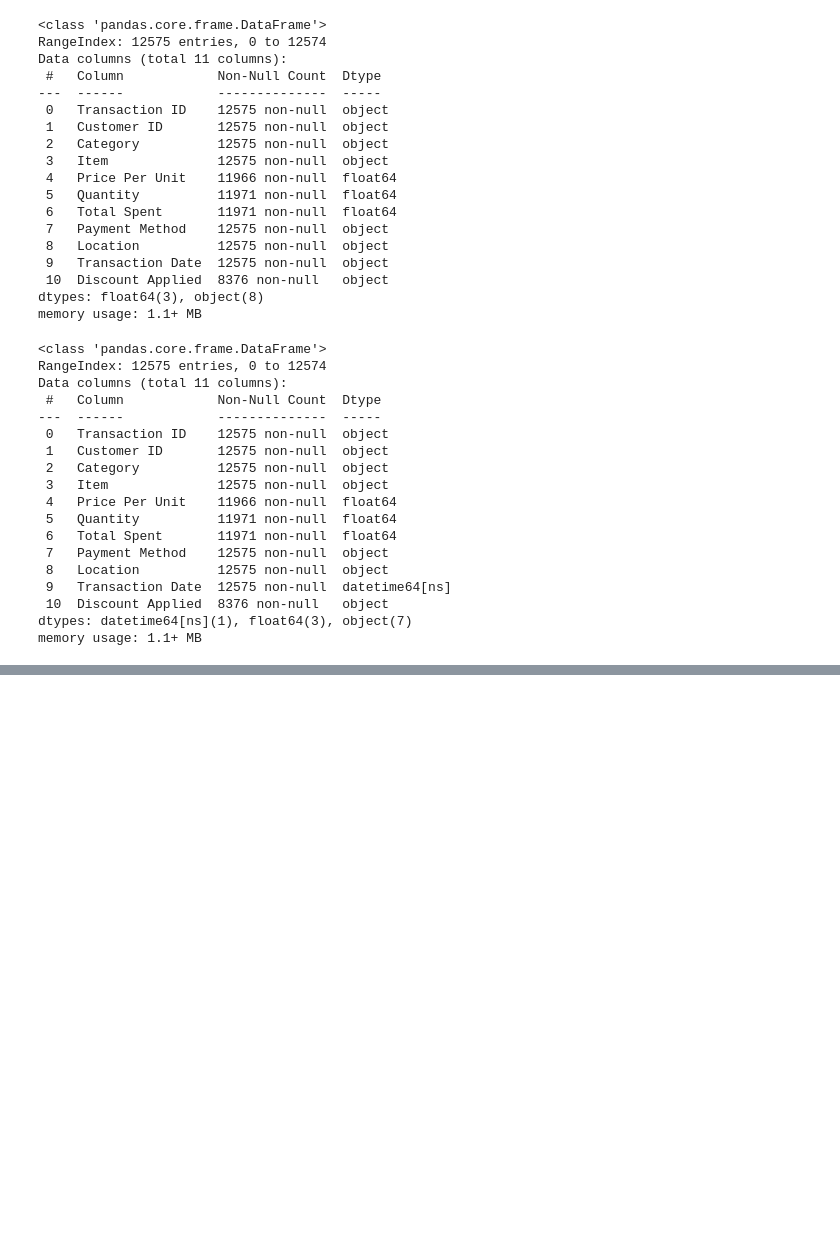
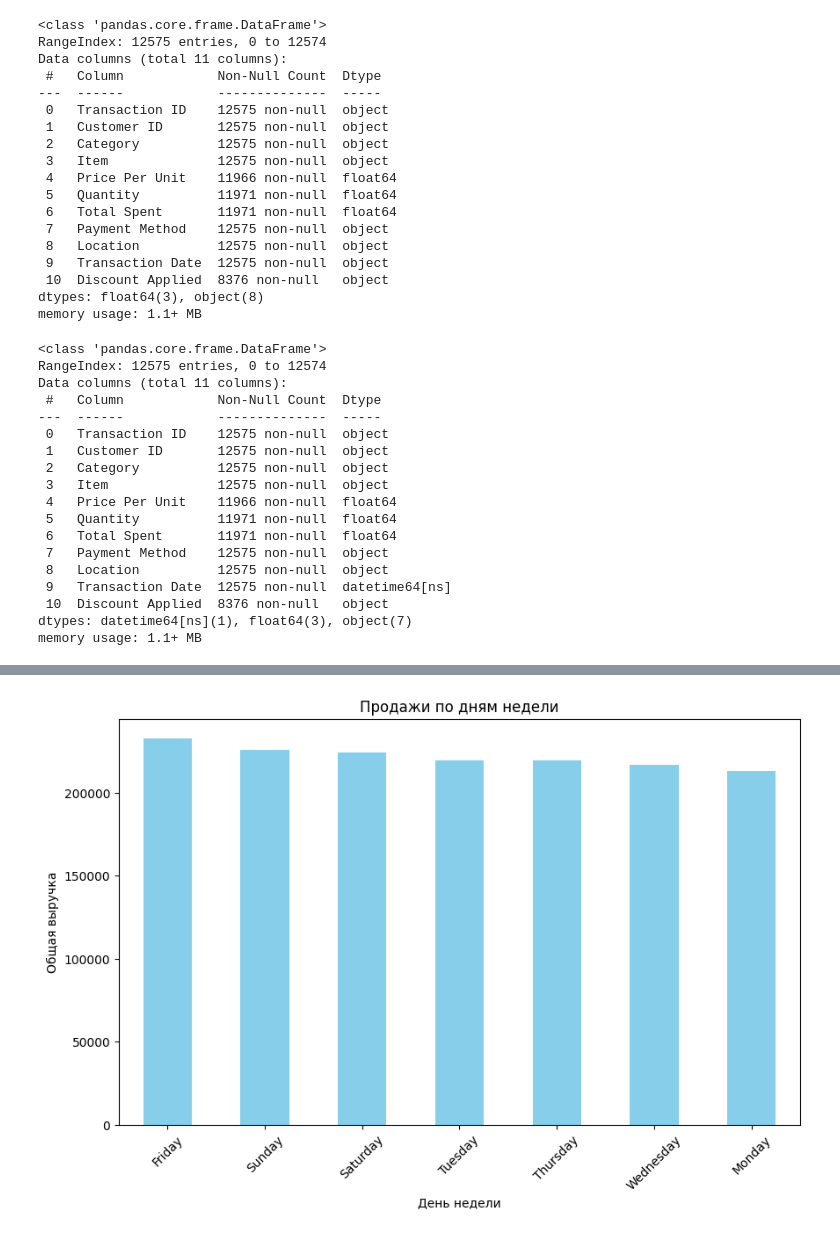
Before and after one commit to Alexey9991984/DataAnalysisPractice, a Jupyter notebook: notebooks/retail store sales clean.ipynb, the cells around one changed output, grey strips where cells are left out. Drawn from its saved outputs; the diff is of its cells as text; code cells hidden in the pictures; blank space fills up the shorter version.

Commit message:
store sales - cleaned

```diff
--- a/notebooks/retail store sales clean.ipynb
+++ b/notebooks/retail store sales clean.ipynb
@@ -126,3 +136,7 @@ mismatch.head()
 | 11 | TXN_5422631 | CUST_09 | Milk Products | Unknown | NaN | 8.0 | 52.0 | Digital Wallet | ... |
 | 15 | TXN_1809665 | CUST_14 | Beverages | Unknown | 24.5 | NaN | NaN | Credit Card | ... |
 | 17 | TXN_9634894 | CUST_15 | Milk Products | Unknown | NaN | 10.0 | 275.0 | Digital Wallet | ... |
+# %%
+df.loc[df['Price Per Unit'].isnull(), 'Price Per Unit'] = df['Total Spent'] / df['Quantity']
+# filling missing values in price per unit column with total spent divided by quantity
+# заполнение пропущенных значений в колонке Price Per Unit на Total Spent деленное на Quantity
@@ -128,0 +181,4 @@ mismatch.head()
+# %%
+df['weekday'] = df['Transaction Date'].dt.day_name()
+# creating a new column with the name of the day of the week based on the transaction date column
+# создание новой колонки с названием дня недели на основе колонки Transaction Date
@@ -128,0 +194,4 @@ mismatch.head()
+# %%
+# grouping the data frame by weekday column and calculating the total spent for each day of the week
+weekly_sales = df.groupby('weekday')['Total Spent'].sum()
+# группировка датафрейма по колонке weekday и подсчет общей суммы продаж для каждого дня недели
@@ -128,0 +242,18 @@ mismatch.head()
+# %%
+
+
+# Используем твой результат группировки (убедись, что переменная weekly_sales создана)
+# Сортируем для красоты графика
+weekly_sales = weekly_sales.sort_values(ascending=False)
+
+# Строим столбчатую диаграмму
+plt.figure(figsize=(10, 6))
+weekly_sales.plot(kind='bar', color='skyblue')
+
+plt.title('Продажи по дням недели')
+plt.xlabel('День недели')
+plt.ylabel('Общая выручка')
+plt.xticks(rotation=45) # Поворачиваем названия, чтобы не слипались
+plt.show()
+# %% [output]
+[figure, added]
```
Also changed, not shown: parts of 10 cells of this notebook.
